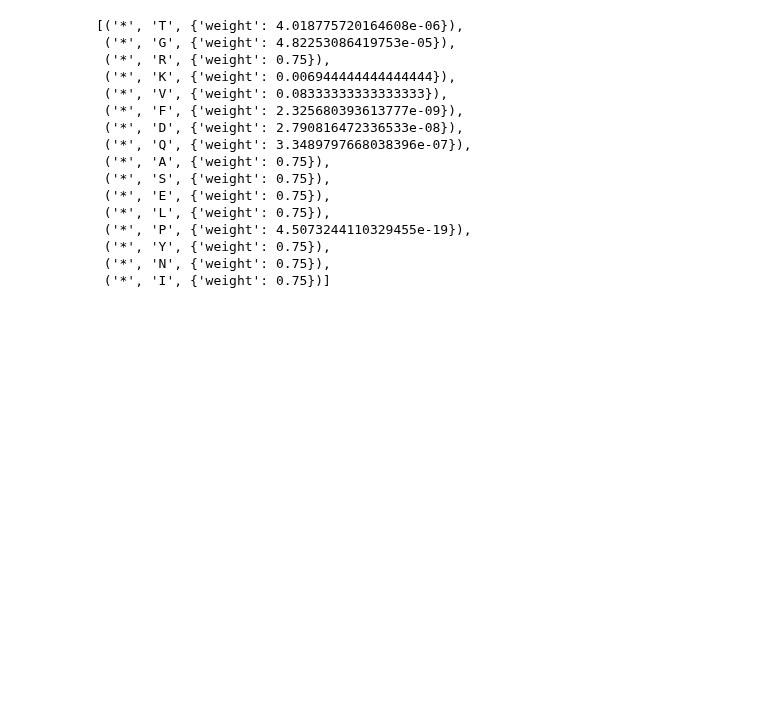
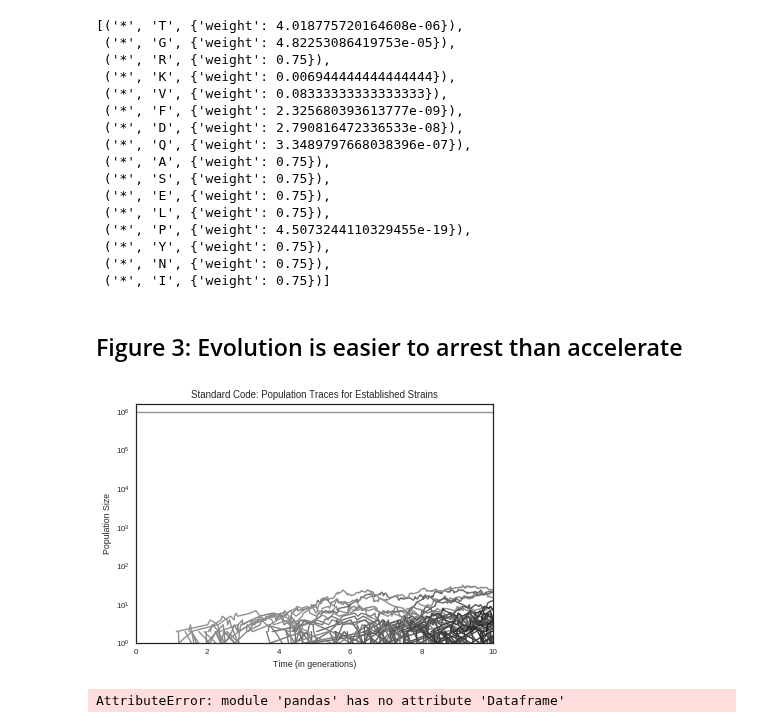
Before and after one commit to EndyLab/codon-tables, a Jupyter notebook: notebooks/fast_fail_figs.ipynb, the cells around one changed output. Drawn from its saved outputs; the diff is of its cells as text; code cells hidden in the pictures; blank space fills up the shorter version.

```diff
--- a/notebooks/fast_fail_figs.ipynb
+++ b/notebooks/fast_fail_figs.ipynb
@@ -273,3 +278,63 @@ ff16_table.codonGraph.edges(data=True)
  ('*', 'Y', {'weight': 0.75}),
  ('*', 'N', {'weight': 0.75}),
  ('*', 'I', {'weight': 0.75})]
+# %% [markdown]
+## Figure 3: Evolution is easier to arrest than accelerate
+# %%
+#############
+# Figure 3a #
+#############
+
+# populate sim
+LUCA = strain(N_pop=1e6, fitness=0, mu=2e-5)
+sim = thunderflask(LUCA)
+# initialize some variables
+T_curr = 0
+mut_param = [1, 2]
+dt = 0.1
+T_sim = 100
+
+# run simulation
+sim.simulate(T_sim, dt, T_curr, mut_param, save_all=True, prune_strains=True,
+             show_progress=True)
+
+n = len(sim.allStrains)
+colors = pl.cm.Greys(np.linspace(1,0.5,n))
+strainlist = [(i, bact) for i, bact in enumerate(reversed(sim.allStrains))]
+shuffle(strainlist)
+with sns.axes_style("white"):
+    for i, bact in strainlist:
+        t = bact.timepoints
+        pop = bact.poptrace
+        plt.semilogy(t, pop, color=colors[i])
+# for i, (key, (times, pops)) in enumerate(sim.poptrace.items()):
+#     if i % 10  == 0:
+#         plt.semilogy(times, pops, color=colors[i])
+plt.xlabel('Time (in generations)')
+plt.ylabel('Population Size')
+plt.title('Standard Code: Population Traces for Established Strains')
+plt.xlim([T_curr, T_sim])
+plt.ylim([1e0, 10**(6.2)])
+#plt.savefig('/home/jonathan/Lab/Fast Fail/Figures/Figure 3/3a_strain_traces_2.svg')
+plt.show()
+# %% [output]
+[figure, added]
+# %%
+#############
+# Figure 3b #
+#############
+DF_3b = pd.Dataframe()
+filenames = [
+    '/home/jonathan/Lab/ATD/codon-tables/data/manuscript/N=1e6_b=1_l=2/Standard_Code_1/output/2018-03-23_Standard_Code_1_concatenated.pickle', # standard code
+    '/home/jonathan/Dropbox/Lab/ATD/codon-tables/data/manuscript/N=1e6_b=1_l=2/Colorado_0/output/2018-03-23_Colorado_0_concatenated.pickle', # colorado
+    '/home/jonathan/Dropbox/Lab/ATD/codon-tables/data/manuscript/N=1e6_b=1_l=2/FF20_0/output/2018-03-23_FF20_0_concatenated.pickle', # FF20
+    '/home/jonathan/Dropbox/Lab/ATD/codon-tables/data/manuscript/N=1e6_b=1_l=2/FF16_0/output/2018-03-23_FF16_0_concatenated.pickle', # FF16
+    '/home/jonathan/Dropbox/Lab/ATD/codon-tables/data/manuscript/N=1e6_b=1_l=2/Reductionist20_0/output/2018-03-23_Reductionist20_0_concatenated.pickle', # RED20
+    '/home/jonathan/Dropbox/Lab/ATD/codon-tables/data/manuscript/N=1e6_b=1_l=2/Reductionist20_0/output/2018-03-23_Reductionist20_0_concatenated.pickle' # RED15
+]
+# get dataframes
+for file in filenames:
+    with open(file, 'rb') as handle:
+        DF_3b = pd.concat([DF_3b, pickle.load(handle)], copy=False)
+# %% [output]
+AttributeError: module 'pandas' has no attribute 'Dataframe'
```
Also changed, not shown: parts of 2 cells of this notebook, 4 other files.
